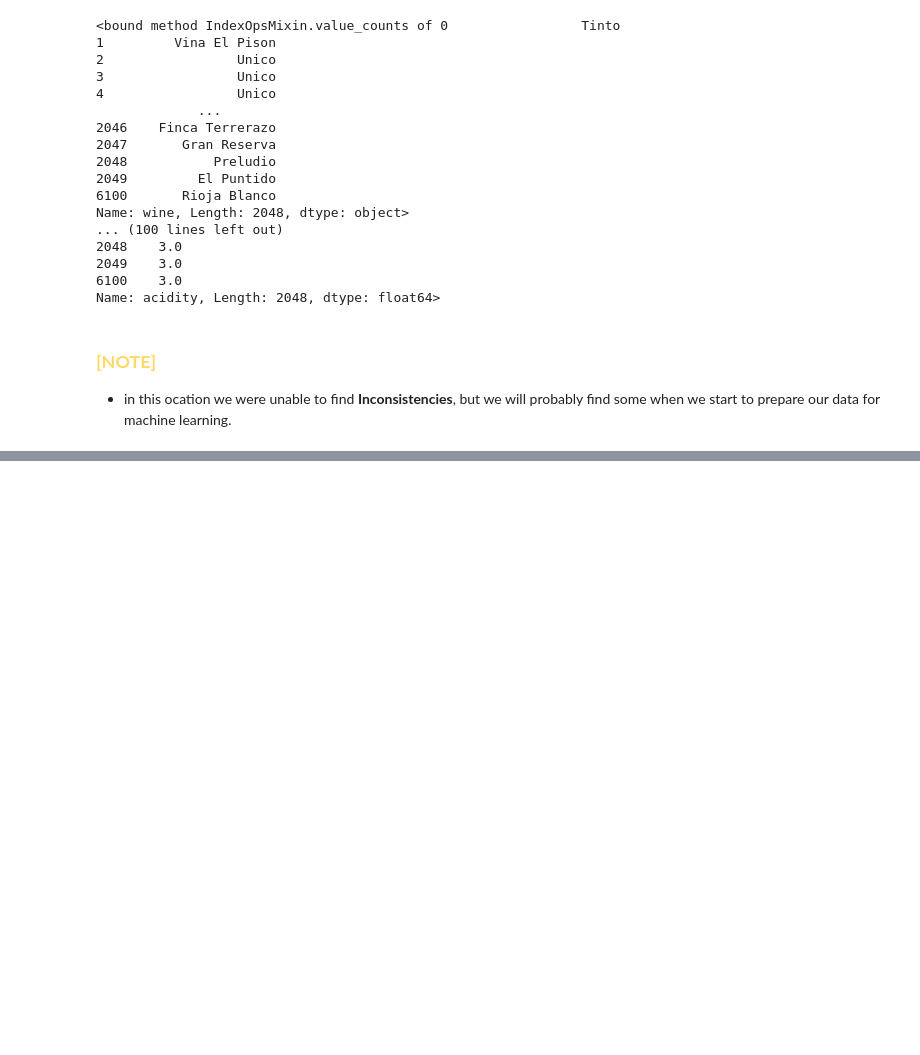
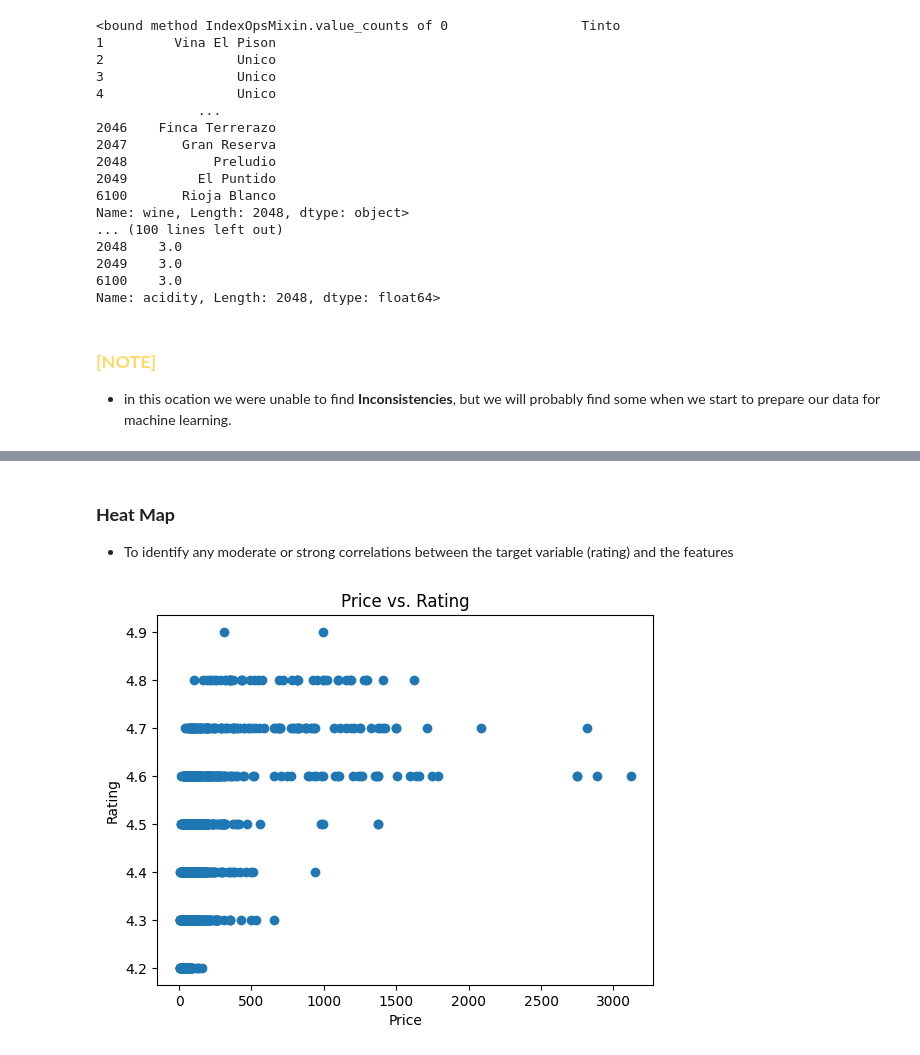
Before and after one commit to Soichiro-Gardinner/Spanish-_Wine, a Jupyter notebook: Spanish_Wine.ipynb, the cells around one changed output, grey strips where cells are left out. Cells and saved outputs as stored; diff of their text form; code cells hidden in the pictures; blank space fills up the shorter version.

```diff
--- a/Spanish_Wine.ipynb
+++ b/Spanish_Wine.ipynb
@@ -118,0 +137,11 @@ Name: acidity, Length: 2048, dtype: float64>
+# %% [markdown]
+### **Heat Map**
+- To identify any moderate or strong correlations between the target variable (rating) and the features
+# %%
+plt.scatter(df["price"], df["rating"])
+plt.title("Price vs. Rating")
+plt.xlabel("Price")
+plt.ylabel("Rating")
+plt.show()
+# %% [output]
+[figure, added]
```
Also changed, not shown: parts of 32 cells of this notebook.
